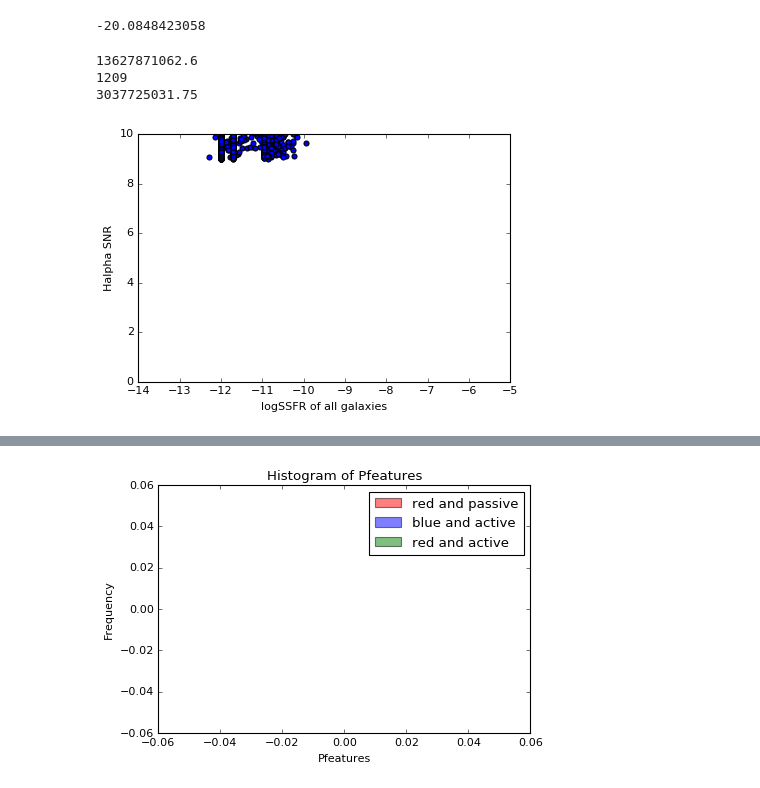
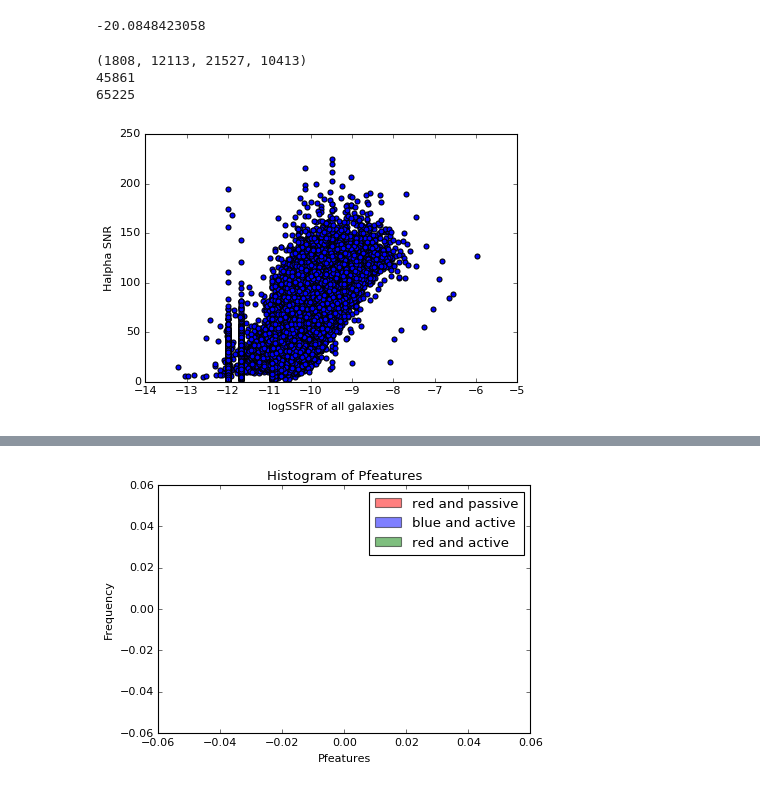
Before and after one commit to jaotter/Otter-Research-2017, a Jupyter notebook: early_late_classification.ipynb, the cells around one changed output, grey strips where cells are left out. Saved outputs shown, nothing was run; the diff lists cells and outputs as text; code cells hidden in the pictures.

Commit message:
switched to model instead of petro

```diff
--- a/early_late_classification.ipynb
+++ b/early_late_classification.ipynb
@@ -15,8 +15,10 @@ h = H0/100
 # %%
 hdulist = fits.open('../petroC_nsa_gzoo.fits')
 tbdata = hdulist[1].data
-color = tbdata['col10'] #^{0.1}(g-r), K-E corrected to z=0.1, petro
-M_r = tbdata['col9'] #^{0.1}(M_r) - 5\log h, K-E corrected to z=0.1, petro
+color = tbdata['col12'] #^{0.1}(g-r), K-E corrected to z=0.1, model
+M_r = tbdata['col11'] #^{0.1}(M_r) - 5\log h, K-E corrected to z=0.1, model
+#color = tbdata['col10'] #^{0.1}(g-r), K-E corrected to z=0.1, petro
+#M_r = tbdata['col9'] #^{0.1}(M_r) - 5\log h, K-E corrected to z=0.1, petro
 pfeatures = tbdata['t01_smooth_or_features_a02_features_or_disk_weighted_fraction']
 psmooth = tbdata['t01_smooth_or_features_a01_smooth_weighted_fraction']
 absmag = tbdata['ABSMAG']
@@ -26,7 +28,9 @@ HB = tbdata['HBFLUX']
 HA_ERR = tbdata['HAFLUXERR']
 HB_ERR = tbdata['HBFLUXERR']
 O3 = tbdata['O3FLUX']
+O3_ERR = tbdata['O3FLUXERR']
 N2 = tbdata['N2FLUX']
+N2_ERR = tbdata['N2FLUXERR']
 D4000 = tbdata['D4000']
 z = tbdata['Z']
 mass = tbdata['MASS'] #stellar mass from K correction fit, in h^-2 Msun units
@@ -156,16 +150,16 @@ for i in np.arange(pfeatures.size):
-# %%
-print np.mean(np.array(low_sfr_mass))
-print len(low_sfr_mass)
-print np.mean(np.array(other_mass))
-# %% [output]
-13627871062.6
-1209
-3037725031.75
+# %%
+print(len(redact_sfr), len(redpas_sfr), len(bluact_sfr), blupas) #number of each type of galaxy
+print(len(all_sfr)) #number of galaxies included in sample
+print(len(color)) #total number of galaxies
+# %% [output]
+(1808, 12113, 21527, 10413)
+45861
+65225
 # %%
 plt.scatter(all_sfr, HA_SNR)
 plt.xlabel('logSSFR of all galaxies')
 plt.ylabel('Halpha SNR')
-plt.ylim(0,10)
+plt.ylim(0,250)
 plt.show()
 # %% [output]
-[figure, old version]
+[figure, new version]
```
Also changed, not shown: parts of 8 cells of this notebook.
